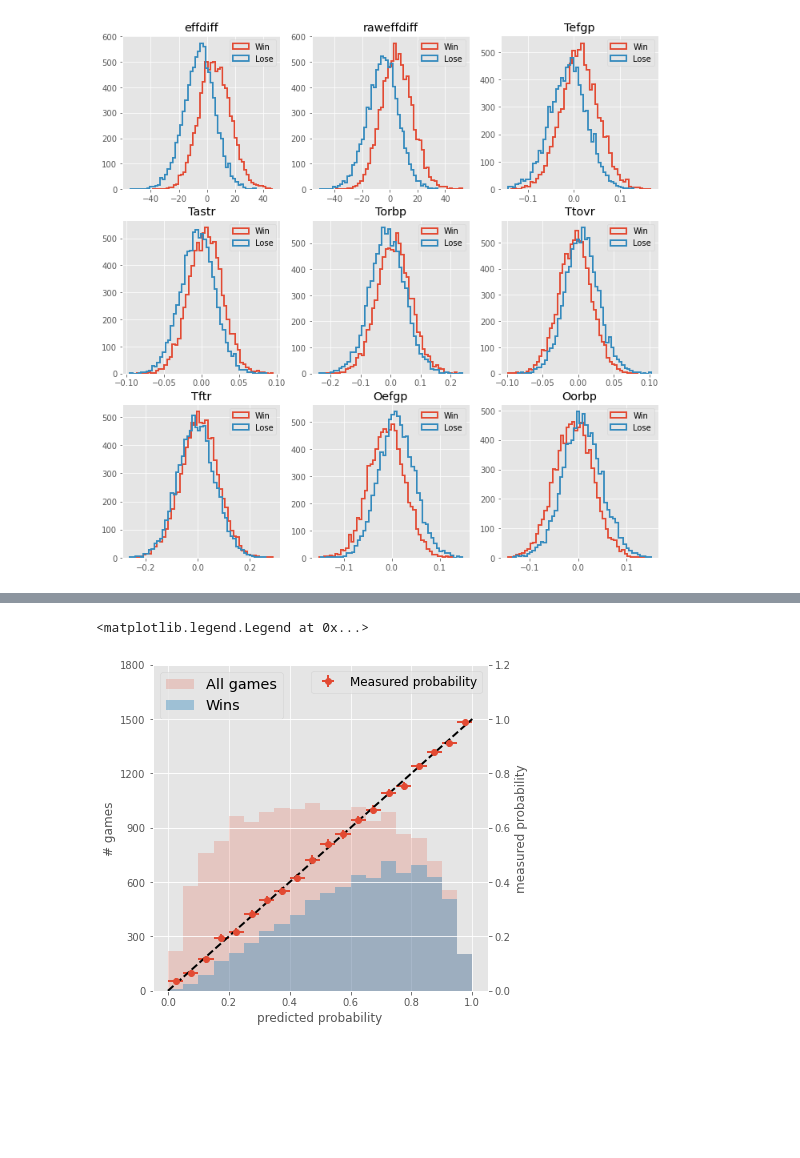
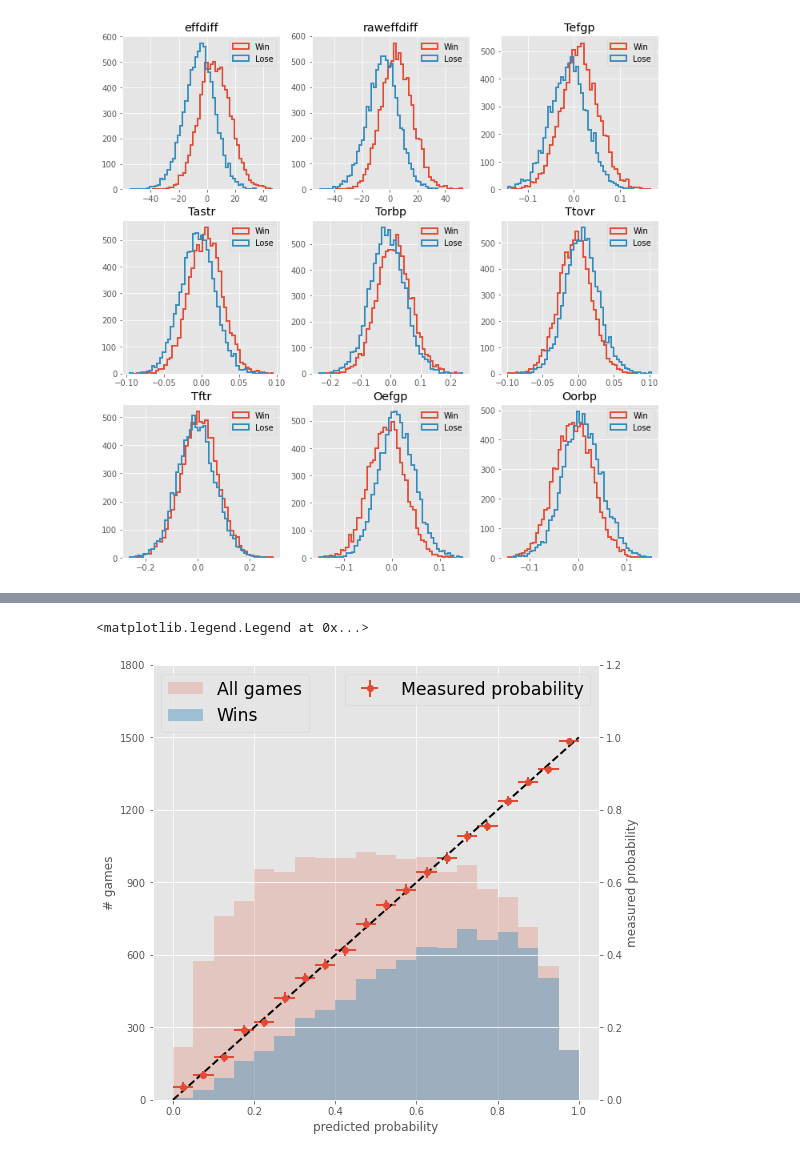
Before and after one commit to bjmarsh/WatchCBB, a Jupyter notebook: notebooks/game_model_train.ipynb, the cells around one changed output, grey strips where cells are left out. Cells and saved outputs as stored; diff of their text form; code cells hidden in the pictures; blank space fills up the shorter version.

```diff
--- a/notebooks/game_model_train.ipynb
+++ b/notebooks/game_model_train.ipynb
@@ -123,5 +101,5 @@ def compile_training_data(df_remain, season_stats_dict, random_seed=0):
 # %%
-data = compile_training_data(df.iloc[second], season_stats_dict, random_seed=1)
+data = utils.compile_training_data(df.iloc[second], season_stats_dict, random_seed=1)
 print(data.shape)
 data.query("tid1=='purdue' | tid2=='purdue'").sample(frac=1, random_state=1).head(10)
 # %% [output]
@@ -188,27 +175,14 @@ from sklearn.linear_model import LogisticRegression
 from xgboost import XGBClassifier
 from sklearn.metrics import log_loss
 
-def train_test_split_by_year(data, train_years, test_years, do_pca=True):
-    data_train = data.loc[data.season.isin(train_years)].copy()
-    data_test = data.loc[data.season.isin(test_years)].copy()
-
-    if do_pca:
-        xf_train = pca.fit_transform(data_train[ADVSTATFEATURES])
-        xf_test = pca.transform(data_test[ADVSTATFEATURES])
-        for i in range(len(ADVSTATS)*2):
-            data_train["PCA"+str(i)] = xf_train[:,i]
-            data_test["PCA"+str(i)] = xf_test[:,i]
-
-    return data_train, data_test
-
 logreg = LogisticRegression(C=1.0)
 xgbcls = XGBClassifier(max_depth=2, n_estimators=50)
 
-PCAFEATURES = ["PCA"+str(i) for i in range(len(ADVSTATS)*2)]
+PCAFEATURES = ["PCA"+str(i) for i in range(len(utils.ADVSTATFEATURES))]
 models = {
 #     "HA" : [],
+    "raweffdiff" : ["raweffdiff"],
     "effdiff" : ["effdiff"],
-    "raweffdiff" : ["raweffdiff"],
 #     "bad" : ["Otovr"],
     "advstats" : PCAFEATURES,
     "advstats_xgb" : PCAFEATURES
@@ -223,7 +197,7 @@ for start_valid in start_years:
     valid_years = list(range(start_valid, start_valid+NVALID))
     train_years = sorted(set(years)-set(valid_years))
 
-    data_train, data_valid = train_test_split_by_year(data, train_years, valid_years)
+    data_train, data_valid = utils.train_test_split_by_year(data, train_years, valid_years, pca_model=pca)
 
     for name,features in models.items():
         X_train = data_train[features+['HA']]
@@ -245,9 +219,9 @@ for start_valid in start_years:
 
 plt.figure(figsize=(9,7))
 xs = start_years
-for name,scores in model_scores.items():
+for name,scores in sorted(model_scores.items(), key=lambda x:np.mean(x[1]), reverse=True):
     print(f'{name:10s}: {np.mean(scores):.4f}')
-    plt.errorbar(xs, scores, xerr=1, fmt='o', lw=2, label=name)
+    plt.errorbar(xs+NVALID/2.0, scores, xerr=NVALID/2.0, fmt='o', lw=2, label=name)
 plt.xlabel('Validation years', fontsize='x-large')
 plt.ylabel('exp(-logloss)', fontsize='x-large')
 plt.title('Model comparisons')
@@ -263,5 +240,5 @@ advstats_xgb: 0.5700
 # %%
-data_train, data_valid = train_test_split_by_year(data, list(range(2011,2018)), [2018,2019,2020])
+data_train, data_valid = utils.train_test_split_by_year(data, list(range(2011,2018)), [2018,2019,2020], pca_model=pca)
 
 best = (0,0,0)
 for i in [2,3,4]:
@@ -280,7 +260,7 @@ probs = []
 for year in data.season.unique():
     train_years = data.season.unique().tolist()
     train_years.remove(year)
-    data_train, data_valid = train_test_split_by_year(data, train_years, [year])
+    data_train, data_valid = utils.train_test_split_by_year(data, train_years, [year], pca_model=pca)
     X_train = data_train[PCAFEATURES+['HA']]
     y_train = data_train.result
     X_valid = data_valid[PCAFEATURES+['HA']]
@@ -300,29 +283,29 @@ data[['result','predicted_prob']].head(5)
 # %%
 binedges = np.linspace(0,1,21)
 ws = []
 errs = []
 for i in range(len(binedges)-1):
     num = ((data.predicted_prob > binedges[i]) & (data.predicted_prob < binedges[i+1]) & data.result).sum()
     den = ((data.predicted_prob > binedges[i]) & (data.predicted_prob < binedges[i+1])).sum()
     f = num/den
     ws.append(f)
     errs.append(np.sqrt(f*(1-f)/den))
-fig, ax1 = plt.subplots(figsize=(6,6))
+fig, ax1 = plt.subplots(figsize=(8,8))
 plt.hist(data.predicted_prob, bins=binedges, histtype='stepfilled', lw=2, alpha=0.2, label='All games')
 plt.hist(data.predicted_prob[data.result.astype(bool)], bins=binedges, histtype='stepfilled', lw=2, alpha=0.4, label='Wins')
 plt.xlabel('predicted probability')
 plt.ylabel('# games')
 plt.gca().set_ylim(0,1800)
-plt.yticks([0,300,600,900,1200,1500,1800])
-plt.legend(loc='upper left', fontsize='x-large')
+plt.yticks(range(0,1801,300))
+plt.legend(loc='upper left', fontsize='xx-large')
 ax2 = ax1.twinx()
 plt.plot([0,1],[0,1],'k--',lw=2)
 plt.errorbar(0.5*(binedges[:-1]+binedges[1:]), ws, yerr=errs, xerr=0.5*(binedges[1]-binedges[0]),
             fmt = 'o', lw=2, label='Measured probability')
 plt.xlabel('predicted probability')
 plt.ylabel('measured probability')
 plt.gca().set_ylim(0,1.2)
-plt.legend(fontsize='large')
+plt.legend(fontsize='xx-large')
 # %% [output]
 <matplotlib.legend.Legend at 0x...>
-[figure, old version]
+[figure, new version]
```
Also changed, not shown: parts of 24 cells of this notebook, 5 other files.
